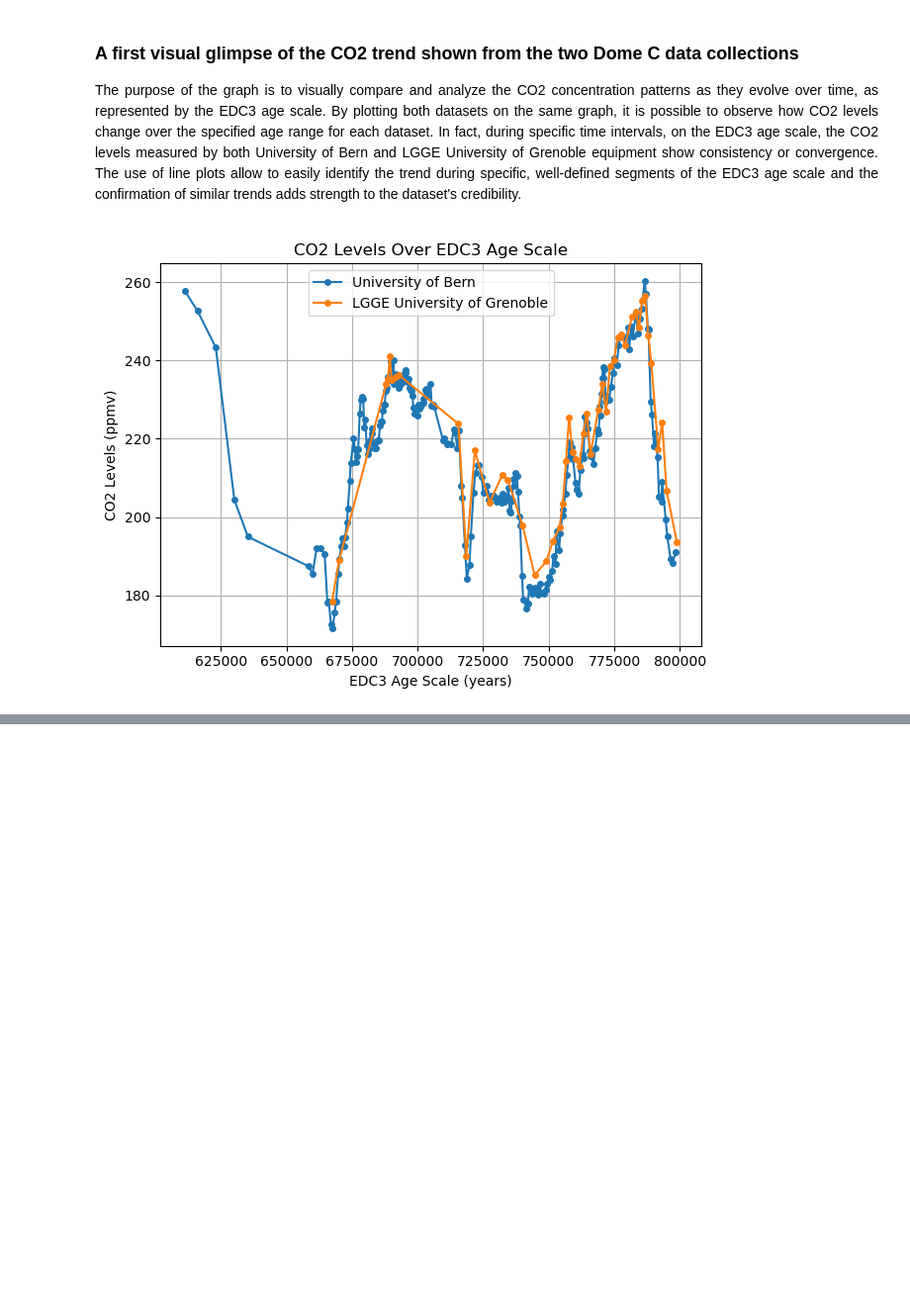
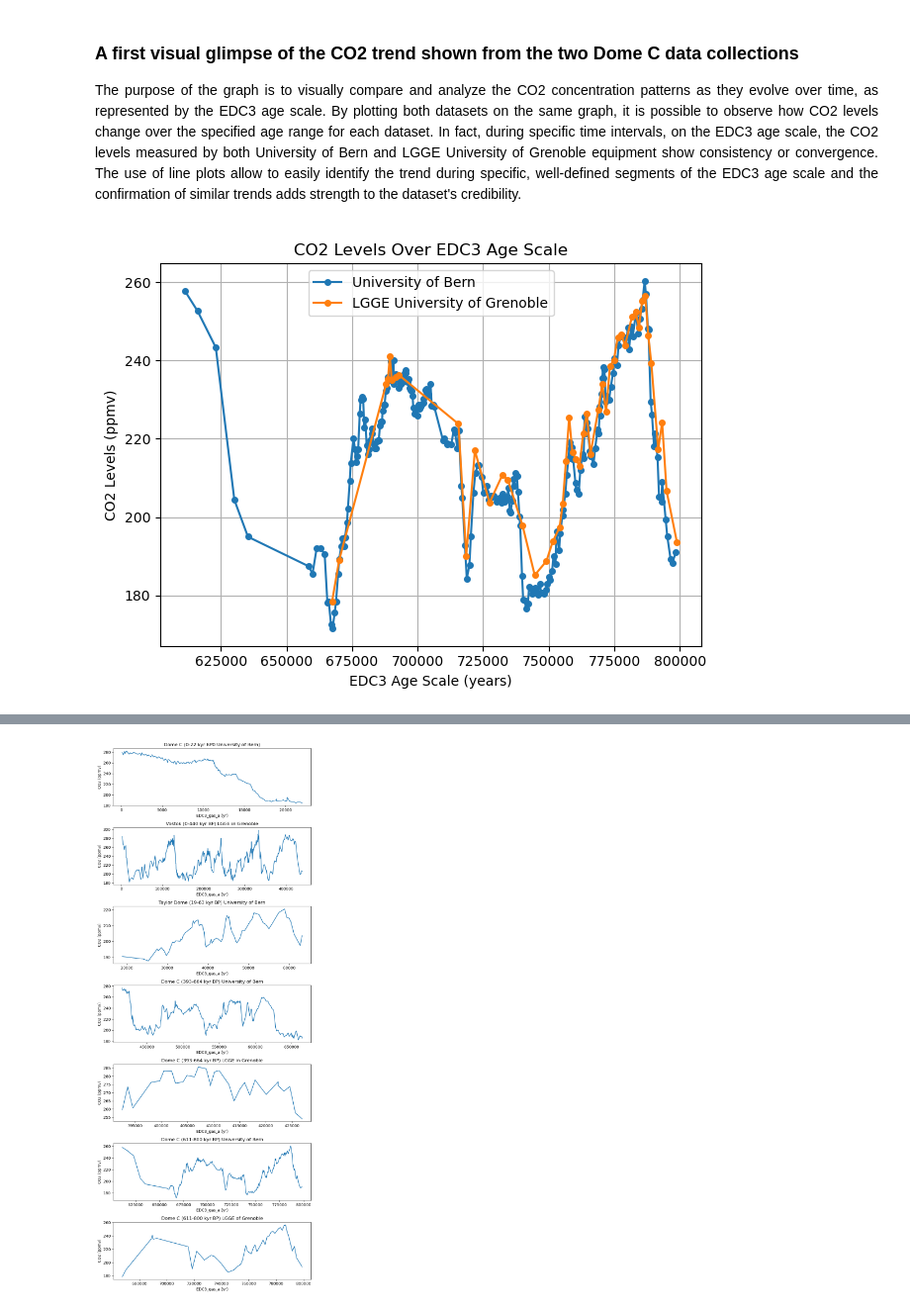
Before and after one commit to AndreaCignoni/PfDA-Project-2-An-Analysis-of-Paleo-Present-Climate-Data, a Jupyter notebook: An analysis of paleo-present climate data.ipynb, the cells around one changed output, grey strips where cells are left out. Shown at 99% size. Cells and saved outputs as stored; diff of their text form; code cells hidden in the pictures; blank space fills up the shorter version.

Commit message:
Analysing Vostok-TD-Dome C set of data

```diff
--- a/An analysis of paleo-present climate data.ipynb
+++ b/An analysis of paleo-present climate data.ipynb
@@ -203,0 +279,9 @@ plt.show()
+# %%
+# Eliminating null values from columns for representation
+dome_c_0_22 = dome_c_0_22.dropna()
+vostok = vostok.dropna()
+taylor_dome = taylor_dome.dropna()
+dome_c_393_664 = dome_c_393_664.dropna()
+dome_c_393_664_lgge = dome_c_393_664_lgge.dropna()
+dome_c_611_800 = dome_c_611_800.dropna()
+dome_c_611_800_lgge = dome_c_611_800_lgge.dropna()
@@ -203,0 +347,51 @@ plt.show()
+# %%
+# Set up the subplots for the seven variables
+fig, axes = plt.subplots(7, 1, figsize=(8, 20))
+
+# Plot for Dome C (0-22 kyr BP0 University of Bern)
+axes[0].plot(dome_c_0_22["EDC3_gas_a (yr)"], dome_c_0_22["CO2 (ppmv)"])
+axes[0].set_title("Dome C (0-22 kyr BP0 University of Bern)")
+axes[0].set_xlabel("EDC3_gas_a (yr)")
+axes[0].set_ylabel("CO2 (ppmv)")
+
+# Plot for Vostok (0-440 kyr BP) LGGE in Grenoble
+axes[1].plot(vostok["EDC3_gas_a (yr)"], vostok["CO2 (ppmv)"])
+axes[1].set_title("Vostok (0-440 kyr BP) LGGE in Grenoble")
+axes[1].set_xlabel("EDC3_gas_a (yr)")
+axes[1].set_ylabel("CO2 (ppmv)")
+
+# Plot for Taylor Dome (19-63 kyr BP) University of Bern
+axes[2].plot(taylor_dome["EDC3_gas_a (yr)"], taylor_dome["CO2 (ppmv)"])
+axes[2].set_title("Taylor Dome (19-63 kyr BP) University of Bern")
+axes[2].set_xlabel("EDC3_gas_a (yr)")
+axes[2].set_ylabel("CO2 (ppmv)")
+
+# Plot for Dome C (393-664 kyr BP) University of Bern
+axes[3].plot(dome_c_393_664["EDC3_gas_a (yr)"], dome_c_393_664["CO2 (ppmv)"])
+axes[3].set_title("Dome C (393-664 kyr BP) University of Bern")
+axes[3].set_xlabel("EDC3_gas_a (yr)")
+axes[3].set_ylabel("CO2 (ppmv)")
+
+# Plot for Dome C (393-664 kyr BP) LGGE in Grenoble
+axes[4].plot(dome_c_393_664_lgge["EDC3_gas_a (yr)"], dome_c_393_664_lgge["CO2 (ppmv)"])
+axes[4].set_title("Dome C (393-664 kyr BP) LGGE in Grenoble")
+axes[4].set_xlabel("EDC3_gas_a (yr)")
+axes[4].set_ylabel("CO2 (ppmv)")
+
+# Plot for Dome C (611-800 kyr BP) University of Bern
+axes[5].plot(dome_c_611_800["EDC3_gas_a (yr)"], dome_c_611_800["CO2 (ppmv)"])
+axes[5].set_title("Dome C (611-800 kyr BP) University of Bern")
+axes[5].set_xlabel("EDC3_gas_a (yr)")
+axes[5].set_ylabel("CO2 (ppmv)")
+
+# Plot for Dome C (611-800 kyr BP) LGGE of Grenoble
+axes[6].plot(dome_c_611_800_lgge["EDC3_gas_a (yr)"], dome_c_611_800_lgge["CO2 (ppmv)"])
+axes[6].set_title("Dome C (611-800 kyr BP) LGGE of Grenoble")
+axes[6].set_xlabel("EDC3_gas_a (yr)")
+axes[6].set_ylabel("CO2 (ppmv)")
+
+# Adjust layout and show plots
+plt.tight_layout()
+plt.show()
+# %% [output]
+[figure, added]
```
Also changed, not shown: parts of 10 cells of this notebook, 4 other files.
